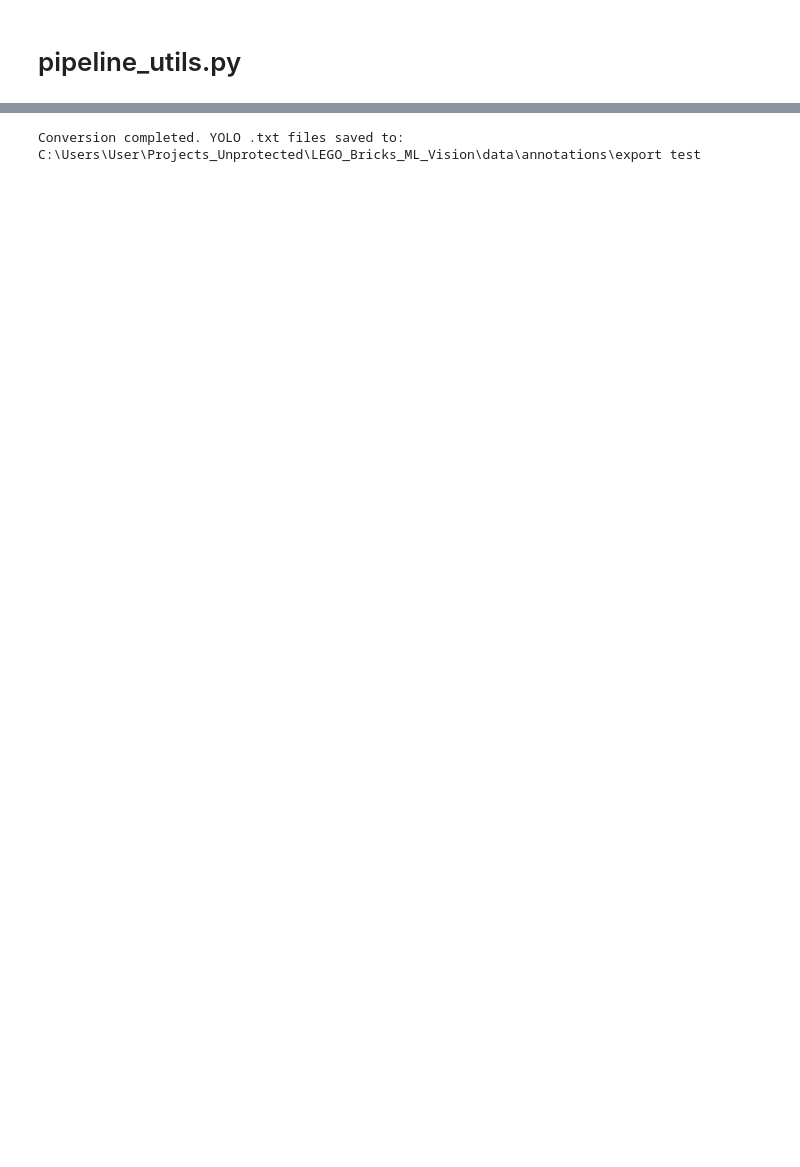
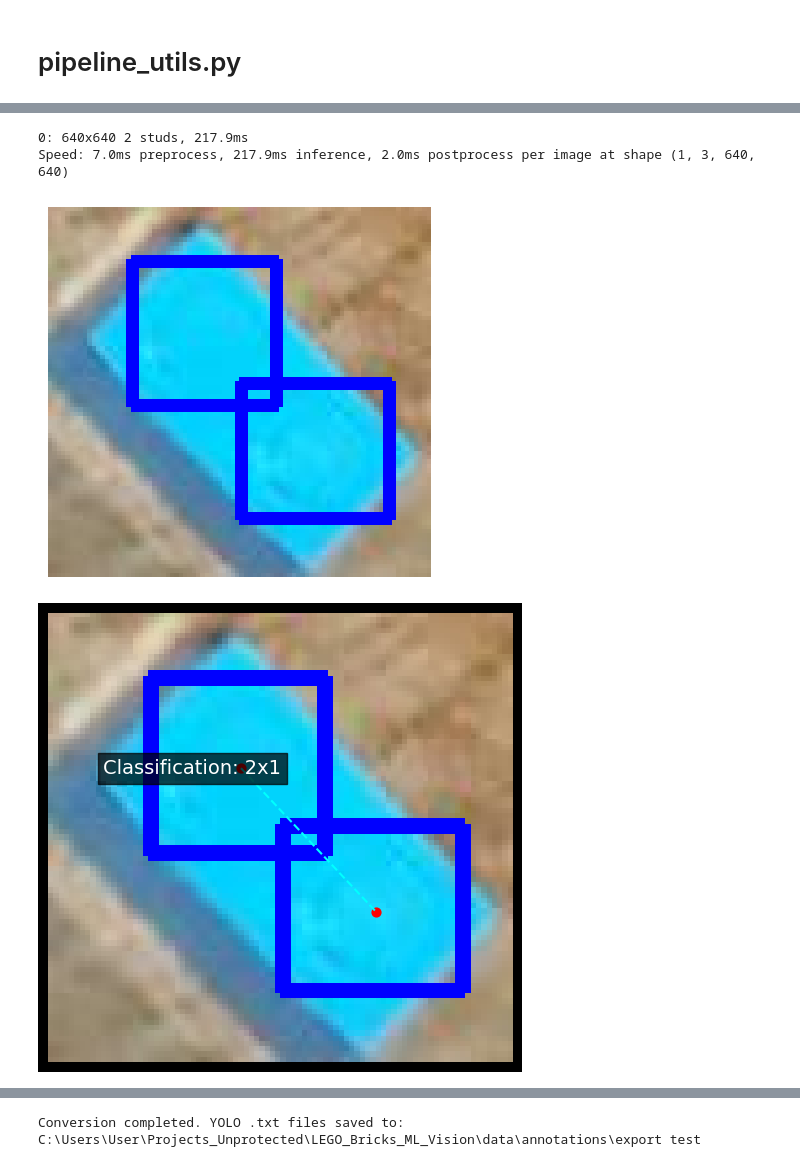
Before and after one commit to MiguelDiLalla/LEGO_Bricks_ML_Vision, a Jupyter notebook: notebooks/Utilities_dev.ipynb, the cells around one changed output, grey strips where cells are left out. Cells and saved outputs as stored; diff of their text form; code cells hidden in the pictures; blank space fills up the shorter version.

```diff
--- a/notebooks/Utilities_dev.ipynb
+++ b/notebooks/Utilities_dev.ipynb
@@ -2388,0 +2701,16 @@ def export_results(results_folder, formats=['json', 'csv']):
+# %%
+
+
+Crop_bricks_folder = r"C:\Users\User\Projects_Unprotected\LEGO_Bricks_ML_Vision\data\processed\Cropped_bricks"
+crop_bricks_files = os.listdir(Crop_bricks_folder)
+image_path_studs =  os.path.join(Crop_bricks_folder, crop_bricks_files[randint(0, len(crop_bricks_files)-1)])  # Random selection
+
+
+# Test 2: Run StudsOnly mode
+predict_brick_dimensions(image_path_studs, model_bricks, model_studs, mode="StudsOnly",
+                         working_folder=working_folder, SAVE_ANNOTATED=True, PLT_ANNOTATED=True, SAVE_JSON=True)
+# %% [output]
+0: 640x640 2 studs, 217.9ms
+Speed: 7.0ms preprocess, 217.9ms inference, 2.0ms postprocess per image at shape (1, 3, 640, 640)
+[figure, added]
+[figure, added]
```
Also changed, not shown: parts of 10 cells of this notebook, 1 other file.
